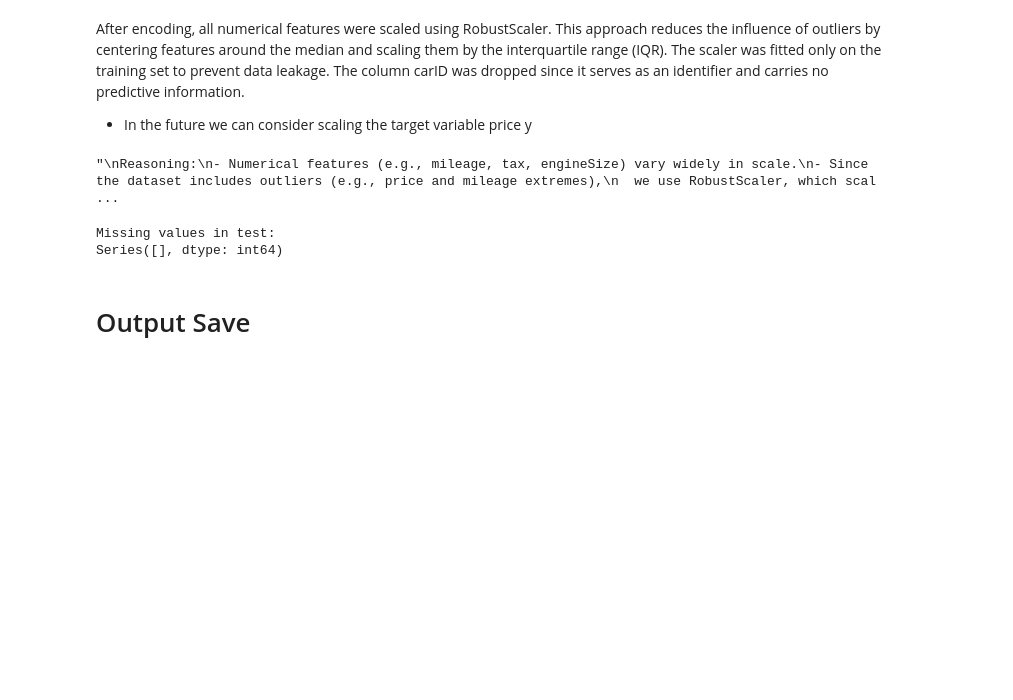
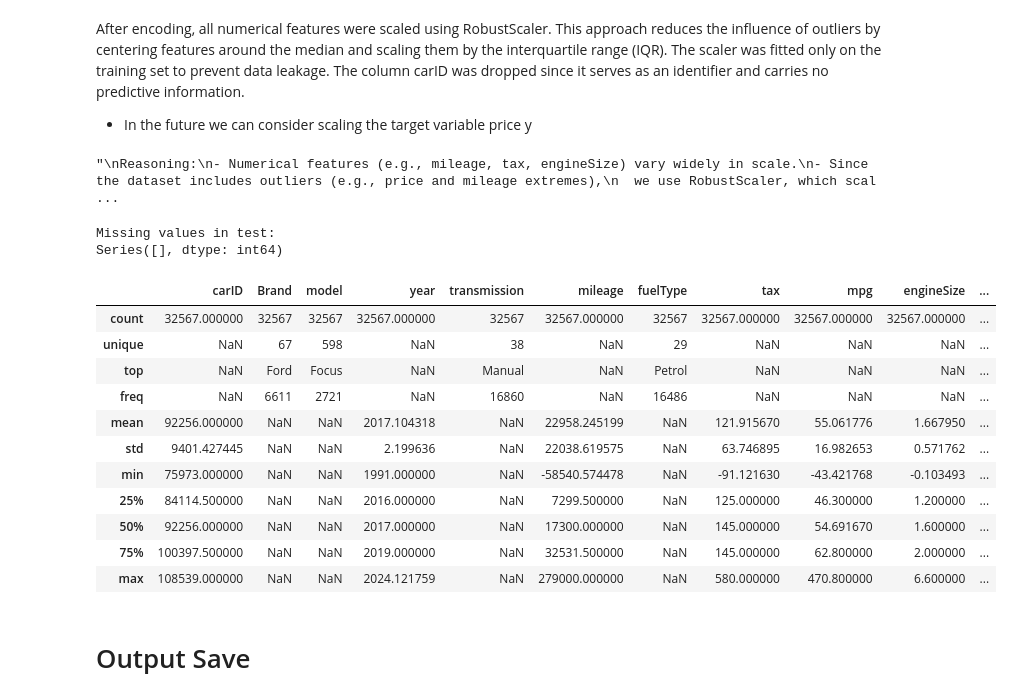
Before and after one commit to Mehmet1700/MachineLearningProject-NOVAIMS2025, a Jupyter notebook: submission1_notebooks/12_data_imputation_encoding_and_feature_engineering.ipynb, the cells around one changed output. Drawn from its saved outputs; the diff is of its cells as text; code cells hidden in the pictures; blank space fills up the shorter version.

```diff
--- a/submission1_notebooks/12_data_imputation_encoding_and_feature_engineering.ipynb
+++ b/submission1_notebooks/12_data_imputation_encoding_and_feature_engineering.ipynb
@@ -893,13 +893,26 @@ Reasoning:
 # %%
 # quick check
 # Look at the Missing values
 missing_values = X_test.isnull().sum()
 
 print("Missing values in test:")
 print(missing_values[missing_values > 0])
+X_test.describe(include='all')
 # %% [output]
 Missing values in test:
 Series([], dtype: int64)
+|  | carID | Brand | model | year | transmission | mileage | fuelType | tax | mpg | engineSize | ... |
+| count | 32567.000000 | 32567 | 32567 | 32567.000000 | 32567 | 32567.000000 | 32567 | 32567.000000 | 32567.000000 | 32567.000000 | ... |
+| unique | NaN | 67 | 598 | NaN | 38 | NaN | 29 | NaN | NaN | NaN | ... |
+| top | NaN | Ford | Focus | NaN | Manual | NaN | Petrol | NaN | NaN | NaN | ... |
+| freq | NaN | 6611 | 2721 | NaN | 16860 | NaN | 16486 | NaN | NaN | NaN | ... |
+| mean | 92256.000000 | NaN | NaN | 2017.104318 | NaN | 22958.245199 | NaN | 121.915670 | 55.061776 | 1.667950 | ... |
+| std | 9401.427445 | NaN | NaN | 2.199636 | NaN | 22038.619575 | NaN | 63.746895 | 16.982653 | 0.571762 | ... |
+| min | 75973.000000 | NaN | NaN | 1991.000000 | NaN | -58540.574478 | NaN | -91.121630 | -43.421768 | -0.103493 | ... |
+| 25% | 84114.500000 | NaN | NaN | 2016.000000 | NaN | 7299.500000 | NaN | 125.000000 | 46.300000 | 1.200000 | ... |
+| 50% | 92256.000000 | NaN | NaN | 2017.000000 | NaN | 17300.000000 | NaN | 145.000000 | 54.691670 | 1.600000 | ... |
+| 75% | 100397.500000 | NaN | NaN | 2019.000000 | NaN | 32531.500000 | NaN | 145.000000 | 62.800000 | 2.000000 | ... |
+| max | 108539.000000 | NaN | NaN | 2024.121759 | NaN | 279000.000000 | NaN | 580.000000 | 470.800000 | 6.600000 | ... |
 # %% [markdown]
 # Output Save
 # %%
```
